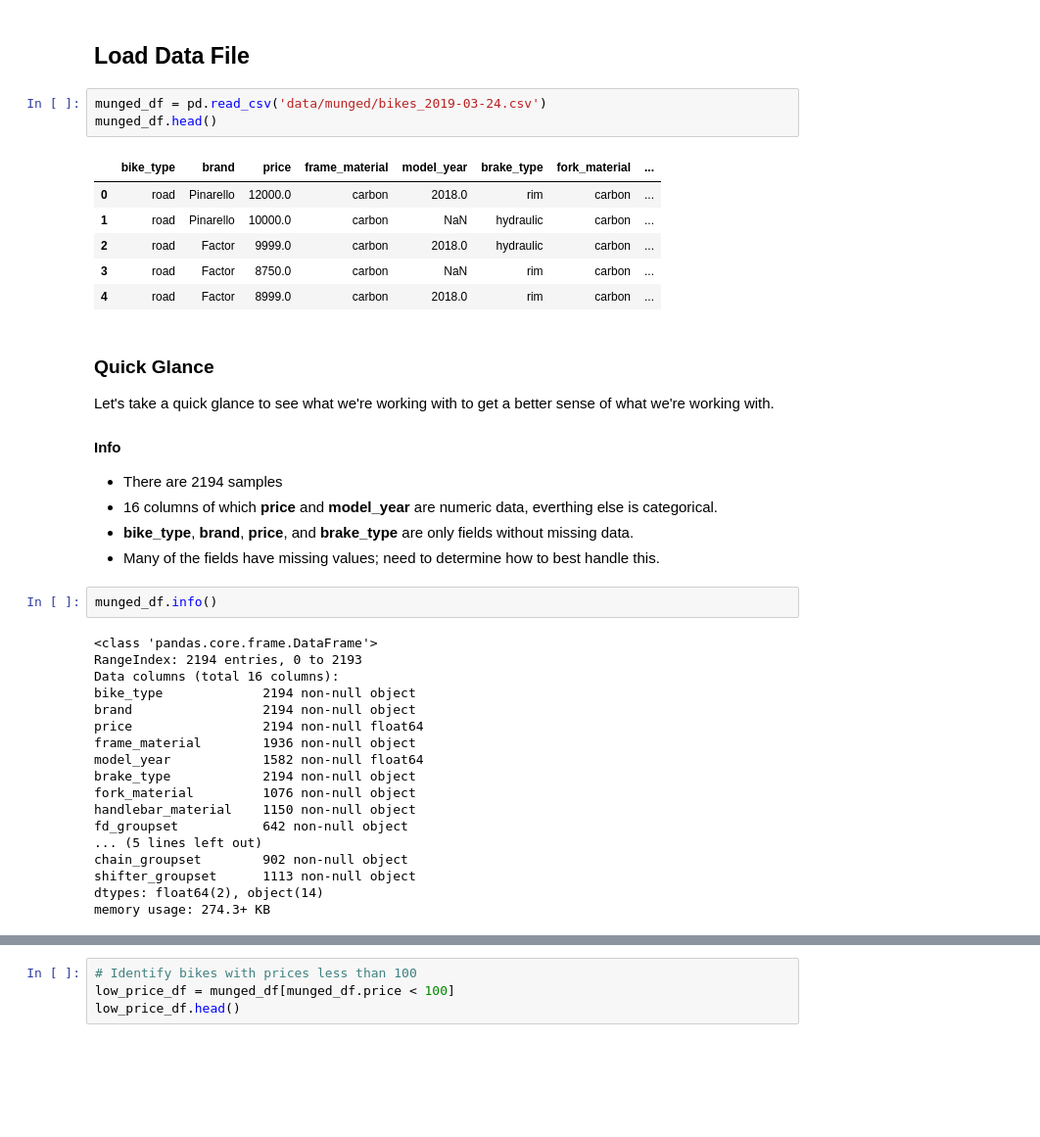
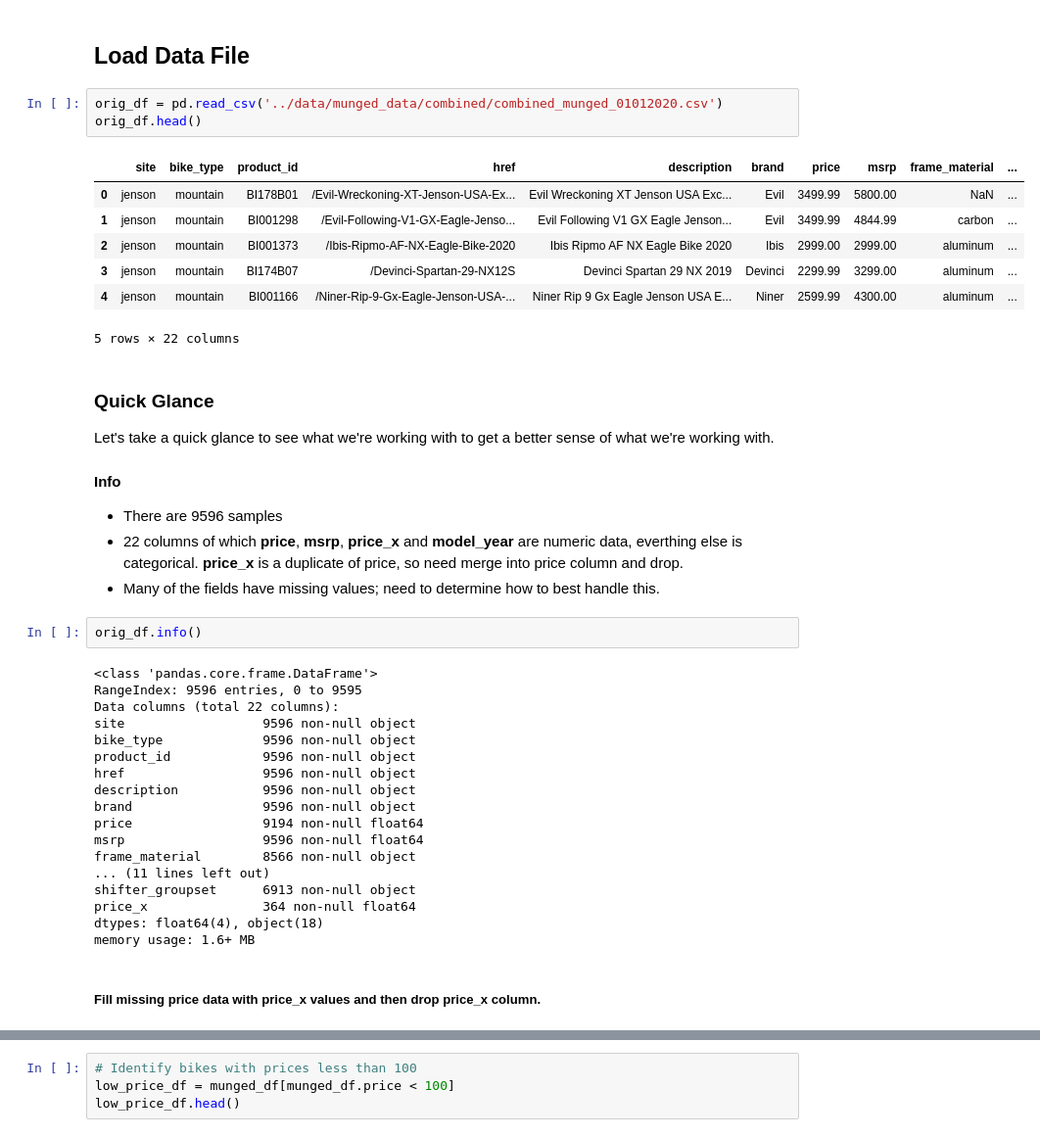
Before and after one commit to jkwening/bike-price-predictor, a Jupyter notebook: eda/exploratory-data-analysis.ipynb, the cells around one changed output, grey strips where cells are left out. Shown at 98% size. Saved outputs shown, nothing was run; the diff lists cells and outputs as text; blank space fills up the shorter version.

```diff
--- a/eda/exploratory-data-analysis.ipynb
+++ b/eda/exploratory-data-analysis.ipynb
@@ -14,41 +14,43 @@ from sklearn.model_selection import StratifiedShuffleSplit
 # %% [markdown]
 ## Load Data File
 # %%
-munged_df = pd.read_csv('data/munged/bikes_2019-03-24.csv')
-munged_df.head()
+orig_df = pd.read_csv('../data/munged_data/combined/combined_munged_01012020.csv')
+orig_df.head()
 # %% [output]
-|  | bike_type | brand | price | frame_material | model_year | brake_type | fork_material | ... |
-| 0 | road | Pinarello | 12000.0 | carbon | 2018.0 | rim | carbon | ... |
-| 1 | road | Pinarello | 10000.0 | carbon | NaN | hydraulic | carbon | ... |
-| 2 | road | Factor | 9999.0 | carbon | 2018.0 | hydraulic | carbon | ... |
-| 3 | road | Factor | 8750.0 | carbon | NaN | rim | carbon | ... |
-| 4 | road | Factor | 8999.0 | carbon | 2018.0 | rim | carbon | ... |
+|  | site | bike_type | product_id | href | description | brand | price | msrp | frame_material | ... |
+| 0 | jenson | mountain | BI178B01 | /Evil-Wreckoning-XT-Jenson-USA-Ex... | Evil Wreckoning XT Jenson USA Exc... | Evil | 3499.99 | 5800.00 | NaN | ... |
+| 1 | jenson | mountain | BI001298 | /Evil-Following-V1-GX-Eagle-Jenso... | Evil Following V1 GX Eagle Jenson... | Evil | 3499.99 | 4844.99 | carbon | ... |
+| 2 | jenson | mountain | BI001373 | /Ibis-Ripmo-AF-NX-Eagle-Bike-2020 | Ibis Ripmo AF NX Eagle Bike 2020 | Ibis | 2999.00 | 2999.00 | aluminum | ... |
+| 3 | jenson | mountain | BI174B07 | /Devinci-Spartan-29-NX12S | Devinci Spartan 29 NX 2019 | Devinci | 2299.99 | 3299.00 | aluminum | ... |
+| 4 | jenson | mountain | BI001166 | /Niner-Rip-9-Gx-Eagle-Jenson-USA-... | Niner Rip 9 Gx Eagle Jenson USA E... | Niner | 2599.99 | 4300.00 | aluminum | ... |
+5 rows × 22 columns
 # %% [markdown]
 ### Quick Glance
 Let's take a quick glance to see what we're working with to get a better sense of what we're working with.
 
 #### Info
-* There are 2194 samples
-* 16 columns of which **price** and **model_year** are numeric data, everthing else is categorical.
-* **bike_type**, **brand**, **price**, and **brake_type** are only fields without missing data.
+* There are 9596 samples
+* 22 columns of which **price**, **msrp**, **price_x** and **model_year** are numeric data, everthing else is categorical.  **price_x** is a duplicate of price, so need merge into price column and drop.
 * Many of the fields have missing values; need to determine how to best handle this.
 # %%
-munged_df.info()
+orig_df.info()
 # %% [output]
 <class 'pandas.core.frame.DataFrame'>
-RangeIndex: 2194 entries, 0 to 2193
-Data columns (total 16 columns):
-bike_type             2194 non-null object
-brand                 2194 non-null object
-price                 2194 non-null float64
-frame_material        1936 non-null object
-model_year            1582 non-null float64
-brake_type            2194 non-null object
-fork_material         1076 non-null object
-handlebar_material    1150 non-null object
-fd_groupset           642 non-null object
-... (5 lines left out)
-chain_groupset        902 non-null object
-shifter_groupset      1113 non-null object
-dtypes: float64(2), object(14)
-memory usage: 274.3+ KB
+RangeIndex: 9596 entries, 0 to 9595
+Data columns (total 22 columns):
+site                  9596 non-null object
+bike_type             9596 non-null object
+product_id            9596 non-null object
+href                  9596 non-null object
+description           9596 non-null object
+brand                 9596 non-null object
+price                 9194 non-null float64
+msrp                  9596 non-null float64
+frame_material        8566 non-null object
+... (11 lines left out)
+shifter_groupset      6913 non-null object
+price_x               364 non-null float64
+dtypes: float64(4), object(18)
+memory usage: 1.6+ MB
+# %% [markdown]
+##### Fill missing price data with price_x values and then drop price_x column.
```
Also changed, not shown: parts of 7 cells of this notebook, 2 other files.
